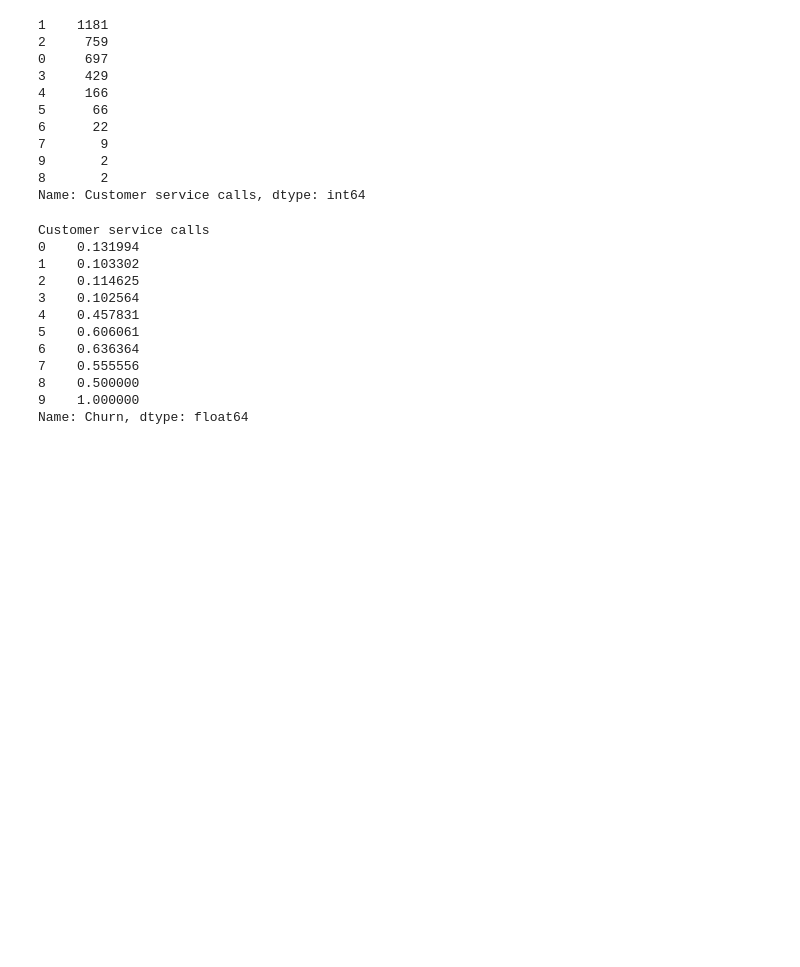
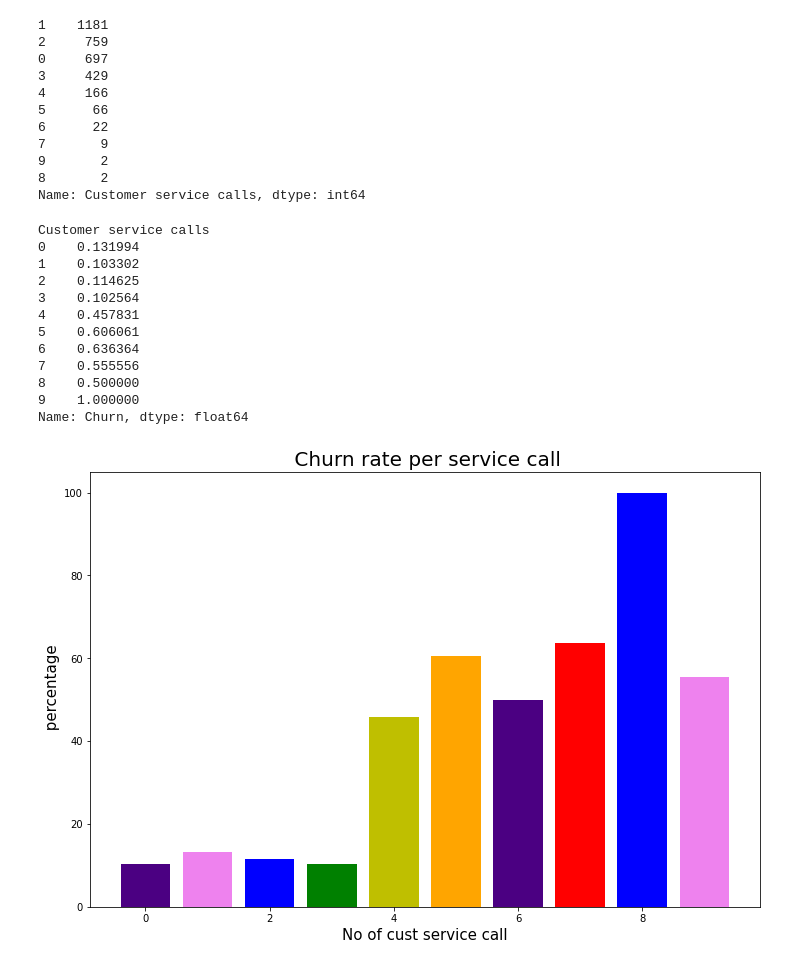
Before and after one commit to Creatrohit9/tele_churn-ANALYSIS, a Jupyter notebook: rohit_bhadauriya_EDA_2Telecom_Churn_Analysis_Capstone_Project.ipynb, the cells around one changed output. Drawn from its saved outputs; the diff is of its cells as text; code cells hidden in the pictures; blank space fills up the shorter version.

Commit message:
Commit for churn value for

```diff
--- a/rohit_bhadauriya_EDA_2Telecom_Churn_Analysis_Capstone_Project.ipynb
+++ b/rohit_bhadauriya_EDA_2Telecom_Churn_Analysis_Capstone_Project.ipynb
@@ -674,3 +674,18 @@ Customer service calls
 8    0.500000
 9    1.000000
 Name: Churn, dtype: float64
+# %%
+plt.rcParams['figure.figsize'] = (12, 8)
+
+
+s1=list(tele_df['Customer service calls'].unique())
+s2=list(tele_df.groupby(['Customer service calls'])['Churn'].mean()*100)
+plt.bar(s1,s2, color = ['violet','indigo','b','g','y','orange','r'])
+
+
+plt.title(" Churn rate per service call", fontsize = 20)
+plt.xlabel('No of cust service call', fontsize = 15)
+plt.ylabel(' percentage', fontsize = 15)
+plt.show()
+# %% [output]
+[figure, added]
```
